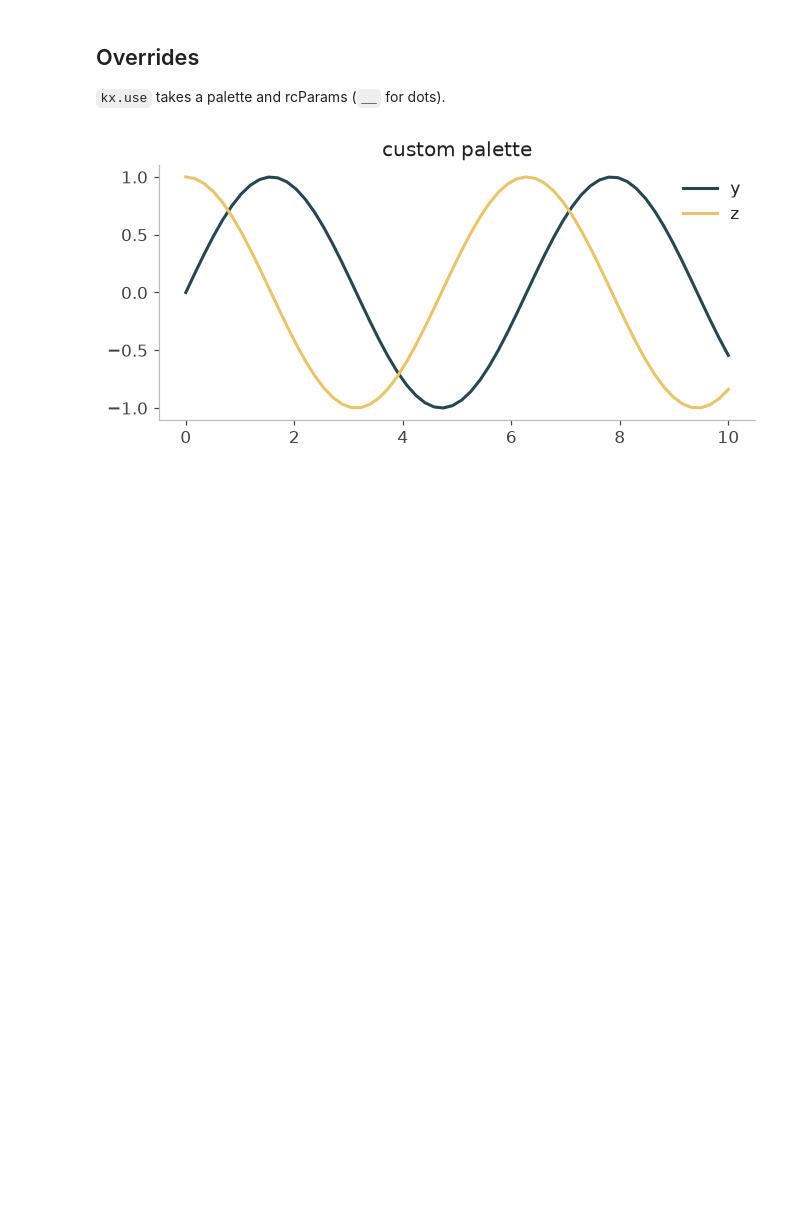
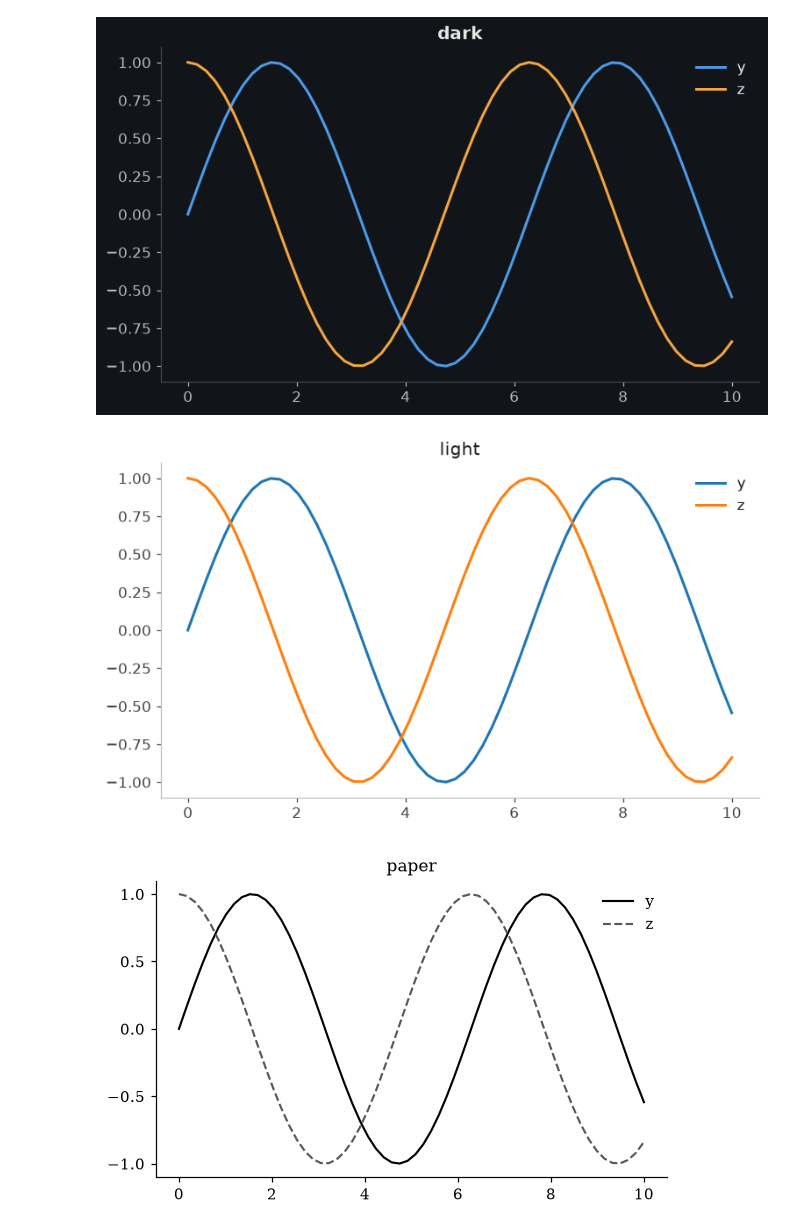
Before and after one commit to vhrabar/kx-mplstyles, a Jupyter notebook: previews/demo.ipynb, the cells around one changed output. Saved outputs shown, nothing was run; the diff lists cells and outputs as text; code cells hidden in the pictures; blank space fills up the shorter version.

```diff
--- a/previews/demo.ipynb
+++ b/previews/demo.ipynb
@@ -61,9 +40,7 @@ kx.plot(waves.x, waves.y, 'line', title='back to dark');
-# %% [markdown]
-## Overrides
-`kx.use` takes a palette and rcParams (`__` for dots).
 # %%
-kx.use('light', palette=['#264653', '#e9c46a'], figure__figsize=(7, 3))
-kx.plot(waves.x, waves.y, waves.z, 'line-leg', title='custom palette');
-kx.use('dark')
+for theme in kx.styles():
+    kx.plot(waves.x, waves.y, waves.z, f'line-{theme}-leg', title=theme)
 # %% [output]
-[figure, old version]
+[figure, new version]
+[figure, added]
+[figure, added]
```
Also changed, not shown: parts of 22 cells of this notebook, 6 other files.
